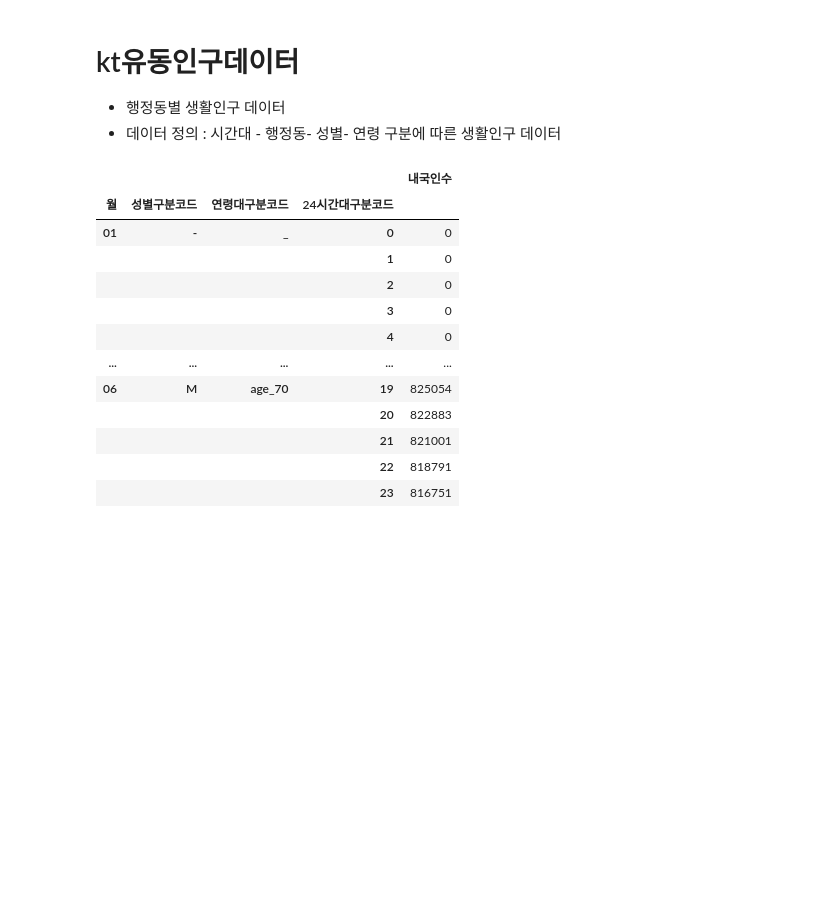
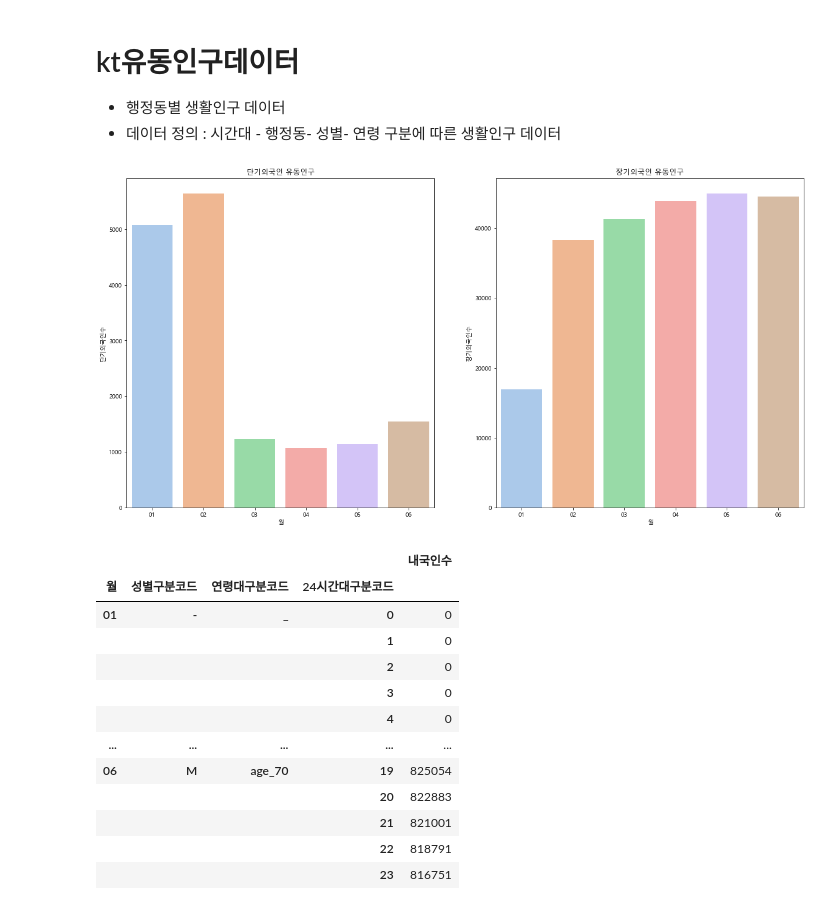
Before and after one commit to KT-bigdata-Dacon/SI, a Jupyter notebook: kt생활인구데이터.ipynb, the cells around one changed output. Saved outputs shown, nothing was run; the diff lists cells and outputs as text; code cells hidden in the pictures; blank space fills up the shorter version.

```diff
--- a/kt생활인구데이터.ipynb
+++ b/kt생활인구데이터.ipynb
@@ -12,27 +12,39 @@ matplotlib.rc('font', family = 'Malgun Gothic')
 %matplotlib inline
 # %%
 df = pd.read_csv('../KT_빅데이터플랫폼_데이터셋/popl.csv')
-
-df.head()
 
 df.columns=['기준년월일','24시간대구분코드','성별구분코드','연령대구분코드','행정동코드','내국인수','장기외국인수','단기외국인수','noting']
 
 
-
 #숫자를 문자로 먼저 바꾼다
 df['기준년월일'] = df['기준년월일'].apply(lambda x: str(x))
-
-
-
 df['월'] = df['기준년월일'].apply(lambda x: x[4:6])
 
 # 문자를 datetime으로 바꾸면 형식 제대로 나옴
 df['기준년월일'] = pd.to_datetime(df['기준년월일'])
 
-# 월별 내국인수 합계
-popl = df.groupby(['월','성별구분코드','연령대구분코드','24시간대구분코드'])['내국인수'].sum()
+# 월별 단기외국인수 합계
+forign1 = df.groupby(['월','성별구분코드','연령대구분코드','24시간대구분코드'])['단기외국인수'].sum()
+forign1 = pd.DataFrame(forign1)
+forign1 = forign1.sort_values(by=['단기외국인수'])['단기외국인수'].reset_index()
+forign1 = forign1.sort_values(by='월')
 
-popl = pd.DataFrame(popl)
+# 월별 장기외국인수 합계
+forign2 = df.groupby(['월','성별구분코드','연령대구분코드','24시간대구분코드'])['장기외국인수'].sum()
+forign2 = pd.DataFrame(forign2)
+forign2 = forign2.sort_values(by=['장기외국인수'])['장기외국인수'].reset_index()
+forign2 = forign2.sort_values(by='월')
+
+
+
+fig,(ax1,ax2) = plt.subplots(ncols=2, figsize = (20,10))
+sns.barplot(x = '월',y='단기외국인수',data=forign1, ci=None, palette ='pastel', ax = ax1)
+sns.barplot(x = '월',y='장기외국인수',data=forign2, ci=None, palette ='pastel', ax = ax2)
+ax1.set(xlabel ='월', ylabel='단기외국인수',title = '단기외국인 유동인구')
+ax2.set(xlabel ='월', ylabel='장기외국인수',title = '장기외국인 유동인구')
+plt.show()
+# %% [output]
+[figure, added]
 # %%
 popl.to_csv('testfile.csv',encoding = 'utf-8')
 # %%
```
Also changed, not shown: parts of 2 cells of this notebook.
